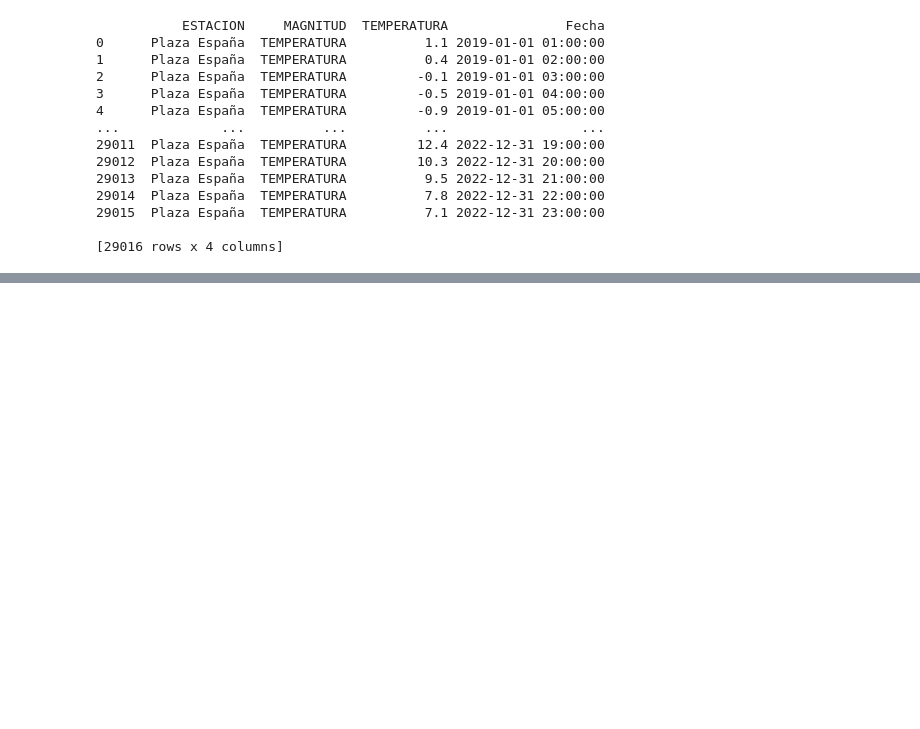
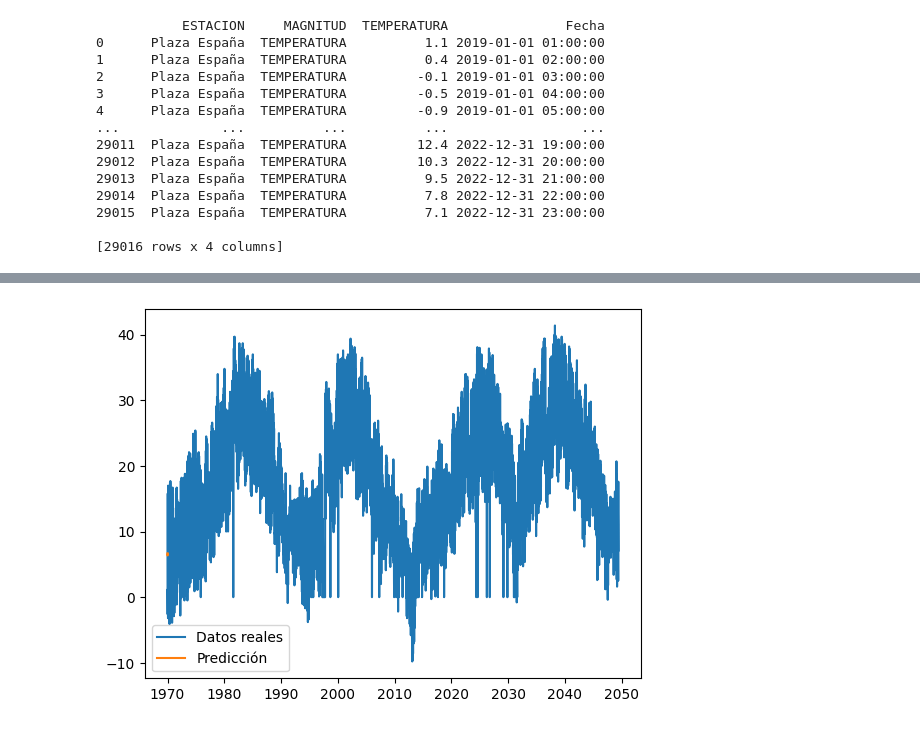
Before and after one commit to dfvinxu/desafio_data, a Jupyter notebook: notebooks/EDA_tiempo_diario.ipynb, the cells around one changed output, grey strips where cells are left out. Saved outputs shown, nothing was run; the diff lists cells and outputs as text; code cells hidden in the pictures; blank space fills up the shorter version.

```diff
--- a/notebooks/EDA_tiempo_diario.ipynb
+++ b/notebooks/EDA_tiempo_diario.ipynb
@@ -296,0 +484,13 @@ data_melted.to_csv("../data/data_melted_pz_espna.csv", index=False)
+# %%
+
+
+# Crear el modelo ARIMA
+modelo_arima = ARIMA(df_interpolated['TEMPERATURA'], order=(5, 1, 0)) # Puedes ajustar los parámetros 'order'
+
+# Ajustar el modelo a los datos
+modelo_arima_fit = modelo_arima.fit()
+
+# Realizar la predicción para un período específico (por ejemplo, 24 horas en el futuro)
+prediccion = modelo_arima_fit.forecast(steps=24)
+# %% [output]
+[figure, added]
```
Also changed, not shown: parts of 15 cells of this notebook, 25 other files.
